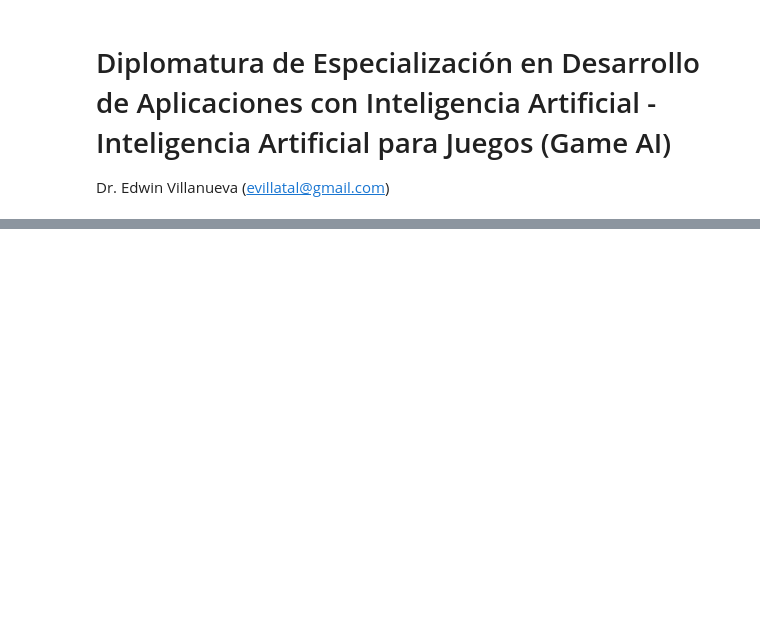
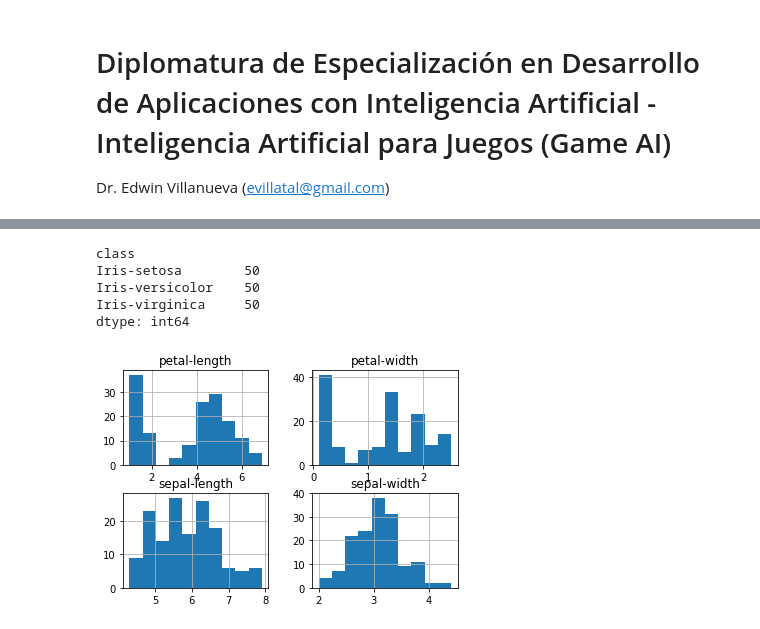
Before and after one commit to cvirom/IA-Diplomado, a Jupyter notebook: Inteligencia Artificial para Juegos/Codigo_Sesion5/RedNeuronal_Iris.ipynb, the cells around one changed output, grey strips where cells are left out. Drawn from its saved outputs; the diff is of its cells as text; code cells hidden in the pictures; blank space fills up the shorter version.

```diff
--- a/Inteligencia Artificial para Juegos/Codigo_Sesion5/RedNeuronal_Iris.ipynb
+++ b/Inteligencia Artificial para Juegos/Codigo_Sesion5/RedNeuronal_Iris.ipynb
@@ -28,0 +124,15 @@ Y = array[:,4]     # labels
+# %%
+# distribucion de clases
+print(dataset.groupby('class').size())
+# %% [output]
+class
+Iris-setosa        50
+Iris-versicolor    50
+Iris-virginica     50
+dtype: int64
+# %%
+# histogramas
+dataset.hist()
+plt.show()
+# %% [output]
+[figure, added]
```
Also changed, not shown: parts of 36 cells of this notebook.
